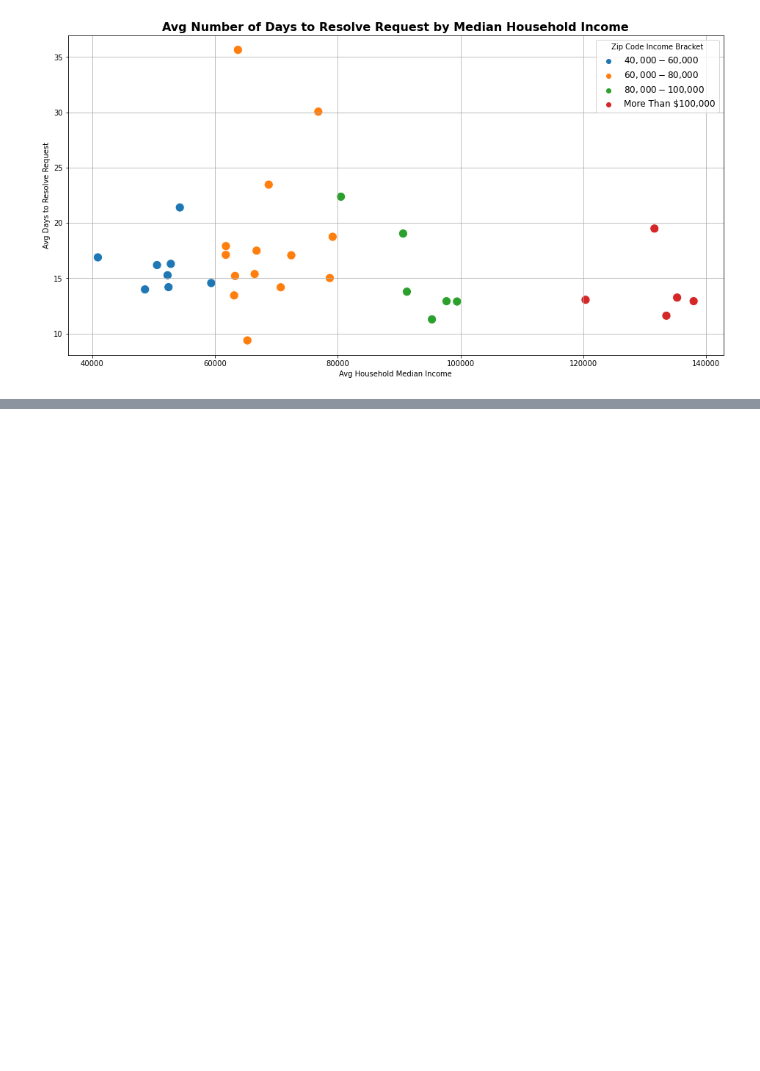
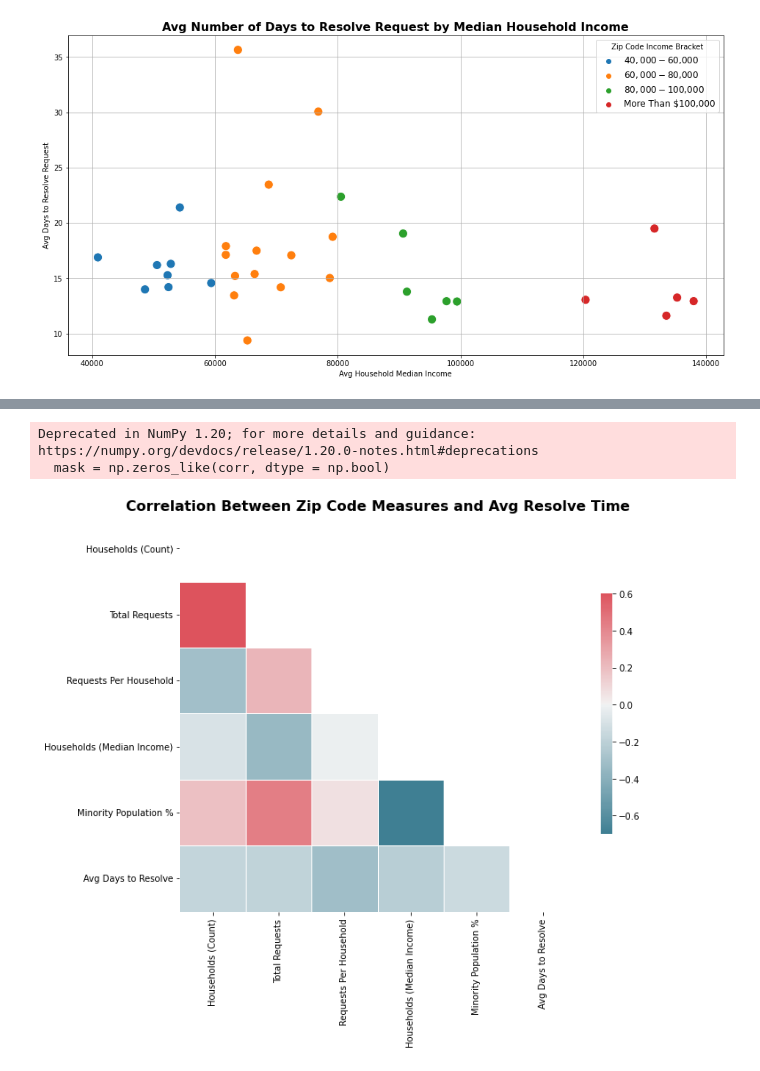
Before and after one commit to PrestonSpencer/Capstone-Nashville-Software-School-Nashville-311-Analysis, a Jupyter notebook: notebooks/visuals_and_analysis.ipynb, the cells around one changed output, grey strips where cells are left out. Saved outputs shown, nothing was run; the diff lists cells and outputs as text; code cells hidden in the pictures; blank space fills up the shorter version.

```diff
--- a/notebooks/visuals_and_analysis.ipynb
+++ b/notebooks/visuals_and_analysis.ipynb
@@ -326,0 +387,7 @@ neighborhood_requests
+# %%
+neighborhood_income = main_df.groupby(['Neighborhood'], as_index = False)['Households (Median Income)'].mean()
+neighborhood_minor = main_df.groupby(['Neighborhood'], as_index = False)['Minority Population %'].mean()
+neighborhood_total = pd.merge(pd.merge(neighborhood_requests, neighborhood_income, on = 'Neighborhood'),neighborhood_minor, on = 'Neighborhood')
+neighborhood_resolve = main_df.groupby(['Neighborhood'], as_index = False)['Days to Resolve'].mean()
+neighborhood_final = pd.merge(neighborhood_total, neighborhood_resolve, on = 'Neighborhood')
+neighborhood_final
@@ -326,0 +412,5 @@ neighborhood_requests
+# %%
+neighbor_corr = neighborhood_final.drop(columns = ['Neighborhood'])
+neighbor_corr = neighbor_corr.rename(columns = {'Request #': 'Total Requests', 'Days to Resolve': 'Avg Days to Resolve'})
+neighborhood_white = main_df.groupby(['Neighborhood'], as_index = False)['White alone, not Hispanic or Latino (Percent Distribution)'].mean()
+neighbor_corr.corr()
@@ -326,0 +425,15 @@ neighborhood_requests
+# %%
+plt.figure(figsize = (10,10))
+corr = neighbor_corr.corr()
+cmap = sns.diverging_palette(220, 10, as_cmap = True)
+
+mask = np.zeros_like(corr, dtype = np.bool)
+mask[np.triu_indices_from(mask)] = True
+
+sns.heatmap(corr, cmap = cmap, mask = mask, center = 0,
+           square = True, linewidth = .5, cbar_kws={'shrink': .5})
+plt.title('Correlation Between Zip Code Measures and Avg Resolve Time', fontsize = 16, weight = 'bold');
+# %% [output]
+Deprecated in NumPy 1.20; for more details and guidance: https://numpy.org/devdocs/release/1.20.0-notes.html#deprecations
+  mask = np.zeros_like(corr, dtype = np.bool)
+[figure, added]
```
Also changed, not shown: parts of 44 cells of this notebook, 1 other file.
